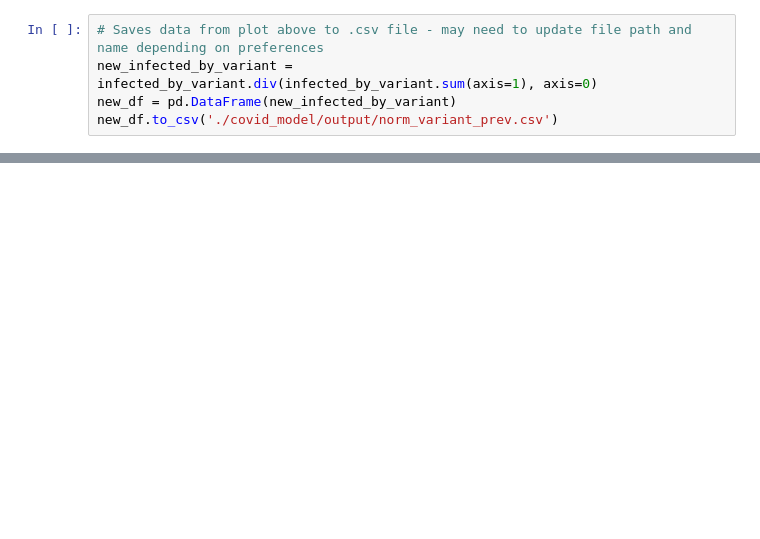
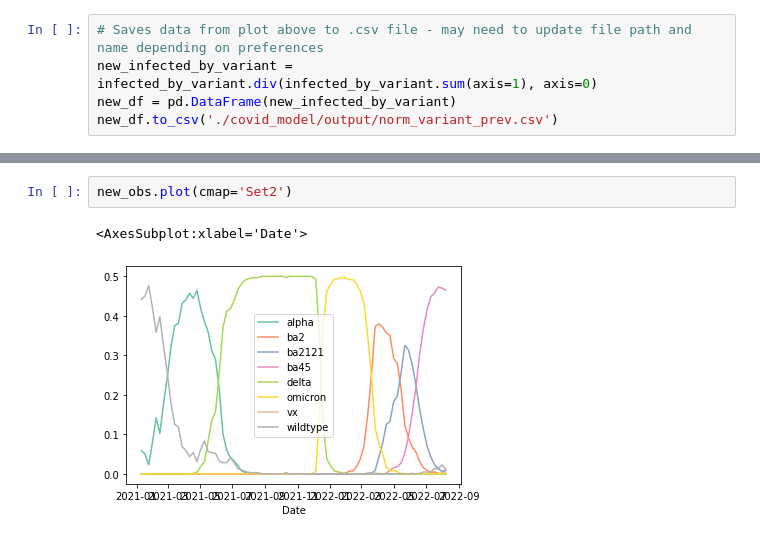
Before and after one commit to CSPH-COVID/covid-models, a Jupyter notebook: covid_model/model_dev_qc/variants/variant_share_qc.ipynb, the cells around one changed output, grey strips where cells are left out. Cells and saved outputs as stored; diff of their text form; blank space fills up the shorter version.

```diff
--- a/covid_model/model_dev_qc/variants/variant_share_qc.ipynb
+++ b/covid_model/model_dev_qc/variants/variant_share_qc.ipynb
@@ -154,0 +160,5 @@ do_create_report(model, outdir)
+# %%
+new_obs.plot(cmap='Set2')
+# %% [output]
+<AxesSubplot:xlabel='Date'>
+[figure, added]
```
Also changed, not shown: parts of 19 cells of this notebook.
